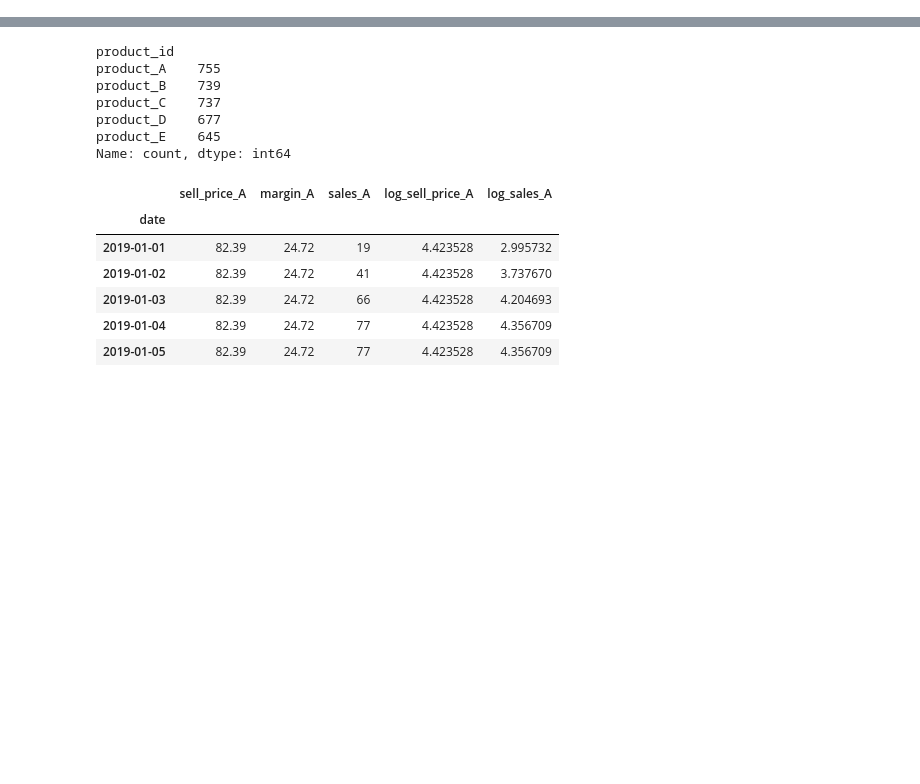
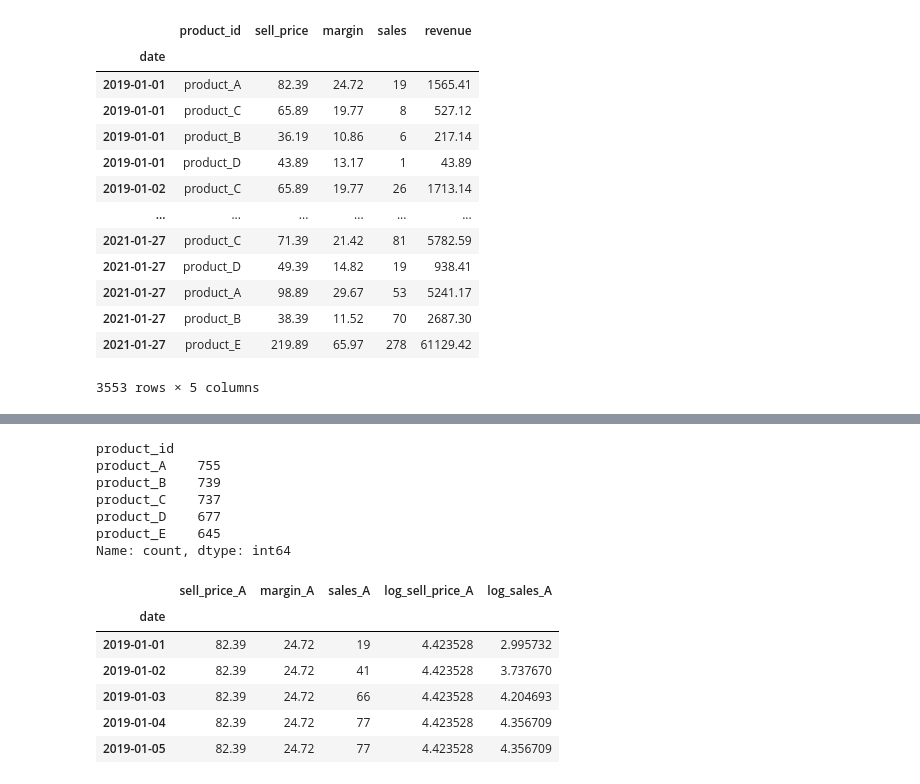
Before and after one commit to insoucyant/Pricing, a Jupyter notebook: analysis.ipynb, the cells around one changed output, grey strips where cells are left out. Drawn from its saved outputs; the diff is of its cells as text; code cells hidden in the pictures; blank space fills up the shorter version.

```diff
--- a/analysis.ipynb
+++ b/analysis.ipynb
@@ -19,6 +21,22 @@ raw_data = pd.read_csv(path)
 # raw_data.sample(3)
 # %%
 # Preprocess data
-df = support_functions.create_date_time_index(raw_data)
+df = support_functions.rawDataReorganise(raw_data)
 # quick check of products
 # df['product_id'].value_counts()
+df
+# %% [output]
+|  | product_id | sell_price | margin | sales | revenue |
+| date |  |  |  |  |  |
+| 2019-01-01 | product_A | 82.39 | 24.72 | 19 | 1565.41 |
+| 2019-01-01 | product_C | 65.89 | 19.77 | 8 | 527.12 |
+| 2019-01-01 | product_B | 36.19 | 10.86 | 6 | 217.14 |
+| 2019-01-01 | product_D | 43.89 | 13.17 | 1 | 43.89 |
+| 2019-01-02 | product_C | 65.89 | 19.77 | 26 | 1713.14 |
+| ... | ... | ... | ... | ... | ... |
+| 2021-01-27 | product_C | 71.39 | 21.42 | 81 | 5782.59 |
+| 2021-01-27 | product_D | 49.39 | 14.82 | 19 | 938.41 |
+| 2021-01-27 | product_A | 98.89 | 29.67 | 53 | 5241.17 |
+| 2021-01-27 | product_B | 38.39 | 11.52 | 70 | 2687.30 |
+| 2021-01-27 | product_E | 219.89 | 65.97 | 278 | 61129.42 |
+3553 rows × 5 columns
```
Also changed, not shown: parts of 20 cells of this notebook, 2 other files.
